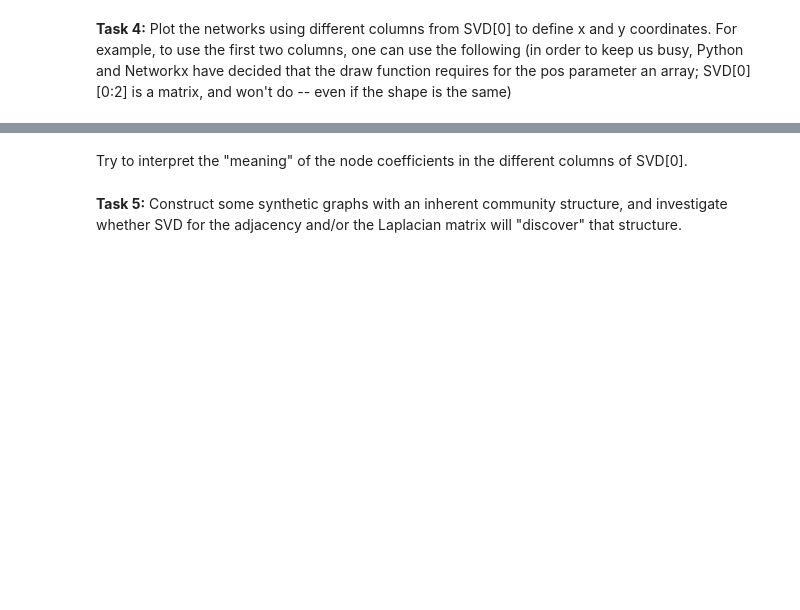
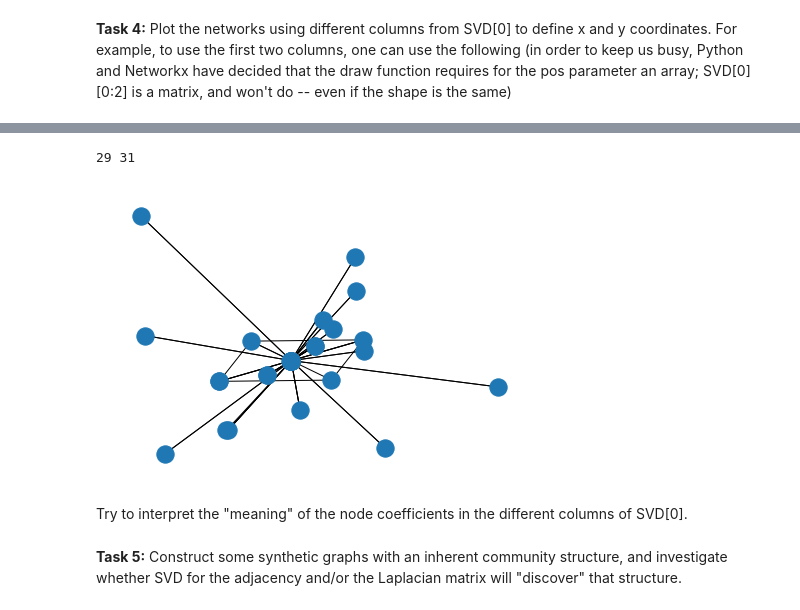
Before and after one commit to AdrianPlesner/WebIntelligence-selfstudy, a Jupyter notebook: ss08.ipynb, the cells around one changed output, grey strips where cells are left out. Drawn from its saved outputs; the diff is of its cells as text; code cells hidden in the pictures; blank space fills up the shorter version.

```diff
--- a/ss08.ipynb
+++ b/ss08.ipynb
@@ -39,3 +93,15 @@ nx.draw(zachary,pos=np.asarray(SVD[0][:,0:2]))
+# %%
+import random
+x = random.randint(0,len(SVD[0])-1)
+a = np.squeeze(np.asarray(SVD[0][:,x]))
+y = random.randint(0,len(SVD[0])-1)
+b = np.squeeze(np.asarray(SVD[0][:,y]))
+c = np.asarray(list(zip(a,b)))
+print(x,y)
+nx.draw(zachary,pos=c)
+# %% [output]
+29 31
+[figure, added]
 # %% [markdown]
 Try to interpret the "meaning" of the node coefficients in the different columns of SVD[0].
 # %% [markdown]
```
Also changed, not shown: parts of 7 cells of this notebook.
